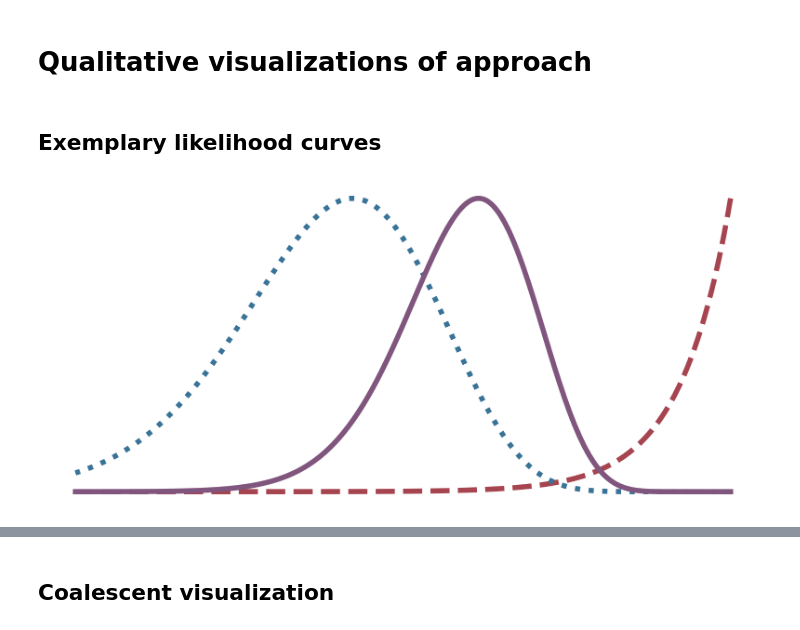
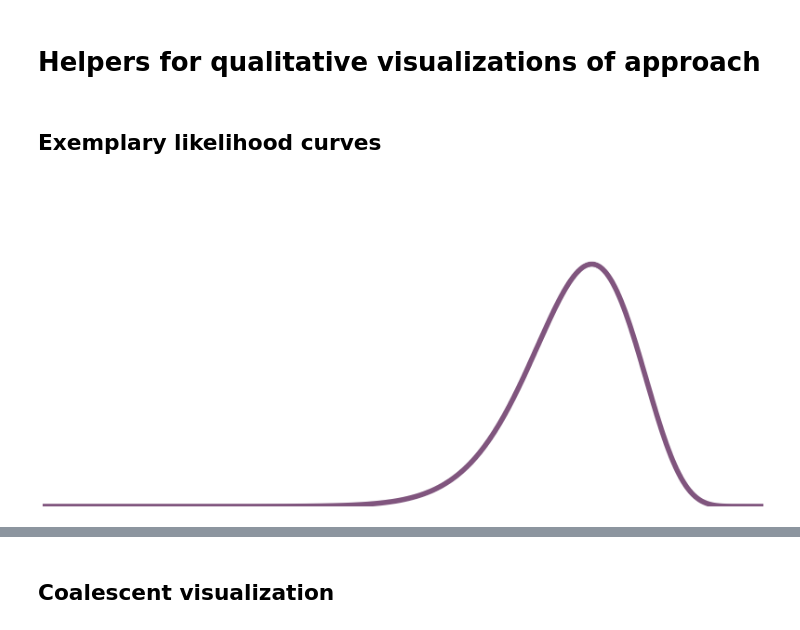
Before and after one commit to marie3003/effect_population_size_tmrca, a Jupyter notebook: qualitative_plots_presentation.ipynb, the cells around one changed output, grey strips where cells are left out. Saved outputs shown, nothing was run; the diff lists cells and outputs as text; code cells hidden in the pictures.

```diff
--- a/qualitative_plots_presentation.ipynb
+++ b/qualitative_plots_presentation.ipynb
@@ -1,5 +1,5 @@
 # %% [markdown]
-# Qualitative visualizations of approach
+# Helpers for qualitative visualizations of approach
 # %%
 import numpy as np
 import pandas as pd
@@ -14,9 +14,11 @@ from src.plotting.plot_metric_comparison import plot_error_metrics_const, plot_e
 # %% [markdown]
 ## Exemplary likelihood curves
 # %%
-def plot_tMRCA_constN(N_values, alpha_values, base_mu, base_k, t_max, L, time_scale="days", title=None):
+def plot_tMRCA_constN(N_values, alpha_values, base_mu, base_k, t_max, L, time_scale="days", title=None, x_max = None):
 
     t_values = np.linspace(0, t_max, t_max * 10)
+    if x_max is None:
+        x_max = t_max
 
     colors = ["#a6444f", "#397398", "#80557e"]  # Prior, Likelihood, Posterior
 
@@ -42,48 +44,49 @@ def plot_tMRCA_constN(N_values, alpha_values, base_mu, base_k, t_max, L, time_sc
             #likelihoods /= np.trapezoid(likelihoods, t_values) if np.trapezoid(likelihoods, t_values) > 0 else 1
             #priors /= np.trapezoid(priors, t_values) if np.trapezoid(priors, t_values) > 0 else 1
             #posteriors /= np.trapezoid(posteriors, t_values) if np.trapezoid(posteriors, t_values) > 0 else 1
 
-            # Normalize
-            likelihoods /= np.max(likelihoods) if np.max(likelihoods) > 0 else 1
-            priors /= np.max(priors) if np.max(priors) > 0 else 1
-            posteriors /= np.max(posteriors) if np.max(posteriors) > 0 else 1
+            # Normalize to proper probability distributions (integrate to 1)
+            likelihoods /= np.trapezoid(likelihoods, t_values) if np.trapezoid(likelihoods, t_values) > 0 else 1
+            priors /= np.trapezoid(priors, t_values) if np.trapezoid(priors, t_values) > 0 else 1
+            posteriors /= np.trapezoid(posteriors, t_values) if np.trapezoid(posteriors, t_values) > 0 else 1
 
             ax = axs[row, col]
-            ax.plot(t_values, priors, linestyle="--", color=colors[0], label="Prior", linewidth = 8)
-            ax.plot(t_values, likelihoods, linestyle=":", color=colors[1], label="Likelihood", linewidth = 8)
+            #ax.plot(t_values, priors, linestyle="--", color=colors[0], label="Prior", linewidth = 8)
+            #ax.plot(t_values, likelihoods, linestyle=":", color=colors[1], label="Likelihood", linewidth = 8)
             ax.plot(t_values, posteriors, color=colors[2], label="Posterior", linewidth = 8)
             ax.invert_xaxis()
             ax.grid(False)
 
-
+            ax.set_xlim(x_max, 0)
+            ax.set_ylim(0, 0.1)
             ax.set_xlabel(f"tMRCA [{time_scale}]", fontsize=26)
 
             ax.set_ylabel(f"Rel. prob. (scaled by max.)", fontsize=26)
             ax.tick_params(axis='both', which='major', labelsize=18)
 
             #ax.legend(loc="upper right", fontsize=40, title_fontsize=24)
 
 
     if title == None:
         title = "Prior, Likelihood, and Posterior of tMRCA at varying N and α"
     plt.axis("off")
 
     plt.suptitle(title, fontsize=16)
-    #plt.savefig("figures/posterior.svg", transparent=True, bbox_inches="tight")
+    plt.savefig("figures/posterior.svg", transparent=True, bbox_inches="tight")
     plt.show()
 
 # Setup parameters
-L = 100
+L = 5e6
+base_mu = 1e-6
 N_values = [100, 1000, 10000]  # Rows
-alpha_values = [0.1, 1, 10]  # Columns
-base_mu = 0.0001
-base_k = 10
-t_max = 2000  # Maximum tMRCA to consider
+alpha_values = [0.05]  # Columns
+base_k = 200
+t_max = 1000  # Maximum tMRCA to consider
 
 
-plot_tMRCA_constN([100], [1], base_mu, 15, 1300, L, title = "")
+plot_tMRCA_constN([10], alpha_values, base_mu, base_k, 1300, L, title = "", x_max = 70)
 # %% [output]
-[figure, old version]
+[figure, new version]
 # %%
 import numpy as np
 import matplotlib.pyplot as plt
```
Also changed, not shown: parts of 9 cells of this notebook, 6 other files.
